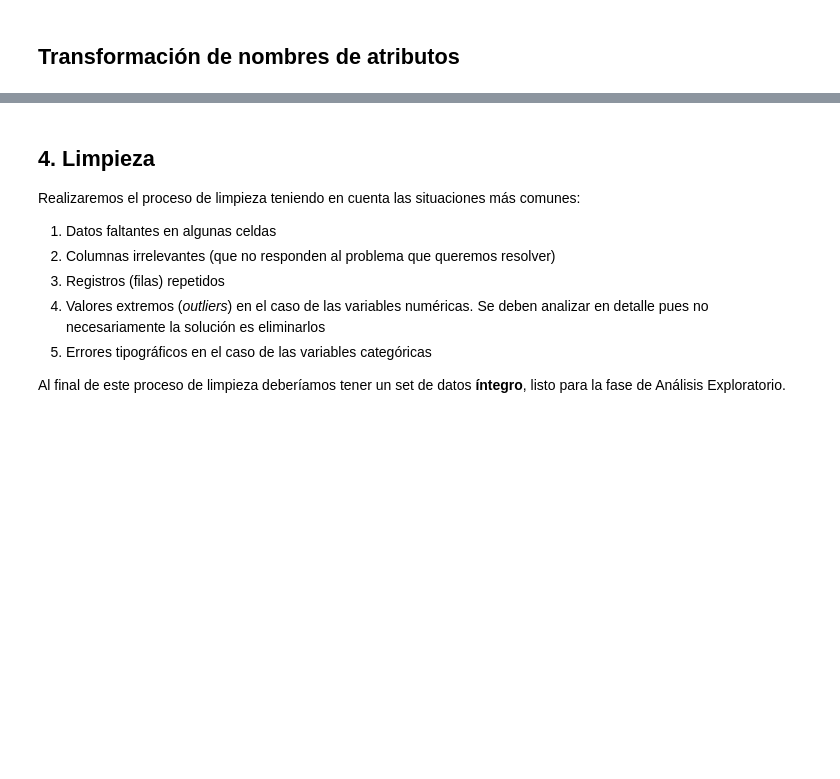
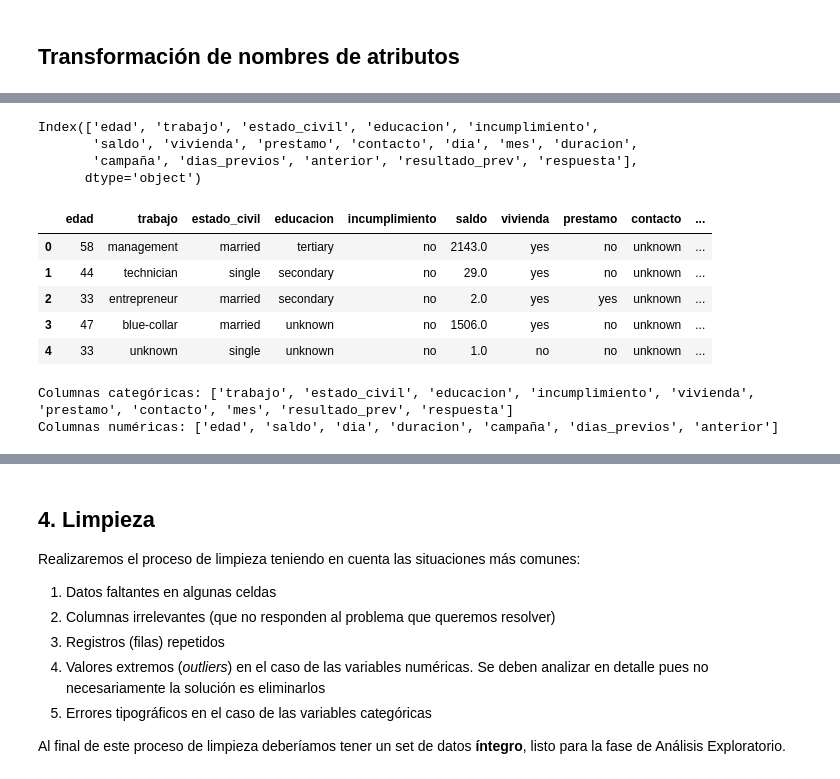
Before and after one commit to Marceavila47/Talento_tech, a Jupyter notebook: Copia_de_Laboratorio1_TalentoTech2406.ipynb, the cells around one changed output, grey strips where cells are left out. Saved outputs shown, nothing was run; the diff lists cells and outputs as text; code cells hidden in the pictures; blank space fills up the shorter version.

```diff
--- a/Copia_de_Laboratorio1_TalentoTech2406.ipynb
+++ b/Copia_de_Laboratorio1_TalentoTech2406.ipynb
@@ -46,6 +46,6 @@ import seaborn as sns
 from google.colab import drive
 drive.mount('/content/drive')
 
-ruta = "/content/drive/MyDrive/ESCRIBE LA RUTA DE TU ARCHIVO CSV"
+ruta = "/content/drive/MyDrive/Talento tech 2024/Laboratorio 1/dataset_banco.csv"
 data = pd.read_csv(ruta)
 # %% [output]
@@ -67,6 +67,7 @@ Mounted at /content/drive
 # %%
 #cambia los nombres de las columnas del dataframe
 # Renombramos las columnas
+df = data
 data_rename_2 = df.rename(columns={
                                   'age':        'edad',
                                   'job':        'trabajo',
@@ -109,8 +131,21 @@ df.columns = ['edad',
               'respuesta']
 
 print(df.columns)
+# %% [output]
+Index(['edad', 'trabajo', 'estado_civil', 'educacion', 'incumplimiento',
+       'saldo', 'vivienda', 'prestamo', 'contacto', 'dia', 'mes', 'duracion',
+       'campaña', 'dias_previos', 'anterior', 'resultado_prev', 'respuesta'],
+      dtype='object')
 # %%
 #visualiza las primeras líneas de tu .csv
+df.head()
+# %% [output]
+|  | edad | trabajo | estado_civil | educacion | incumplimiento | saldo | vivienda | prestamo | contacto | ... |
+| 0 | 58 | management | married | tertiary | no | 2143.0 | yes | no | unknown | ... |
+| 1 | 44 | technician | single | secondary | no | 29.0 | yes | no | unknown | ... |
+| 2 | 33 | entrepreneur | married | secondary | no | 2.0 | yes | yes | unknown | ... |
+| 3 | 47 | blue-collar | married | unknown | no | 1506.0 | yes | no | unknown | ... |
+| 4 | 33 | unknown | single | unknown | no | 1.0 | no | no | unknown | ... |
 # %%
 #visualiza las variables categóricas y las numéricas
 # Clasificar columnas
@@ -118,3 +153,6 @@ categoricas = df.select_dtypes(include=['object']).columns.tolist()
 numericas = df.select_dtypes(include=['int64', 'float64']).columns.tolist()
 print("Columnas categóricas:", categoricas)
 print("Columnas numéricas:", numericas)
+# %% [output]
+Columnas categóricas: ['trabajo', 'estado_civil', 'educacion', 'incumplimiento', 'vivienda', 'prestamo', 'contacto', 'mes', 'resultado_prev', 'respuesta']
+Columnas numéricas: ['edad', 'saldo', 'dia', 'duracion', 'campaña', 'dias_previos', 'anterior']
```
Also changed, not shown: parts of 18 cells of this notebook.
